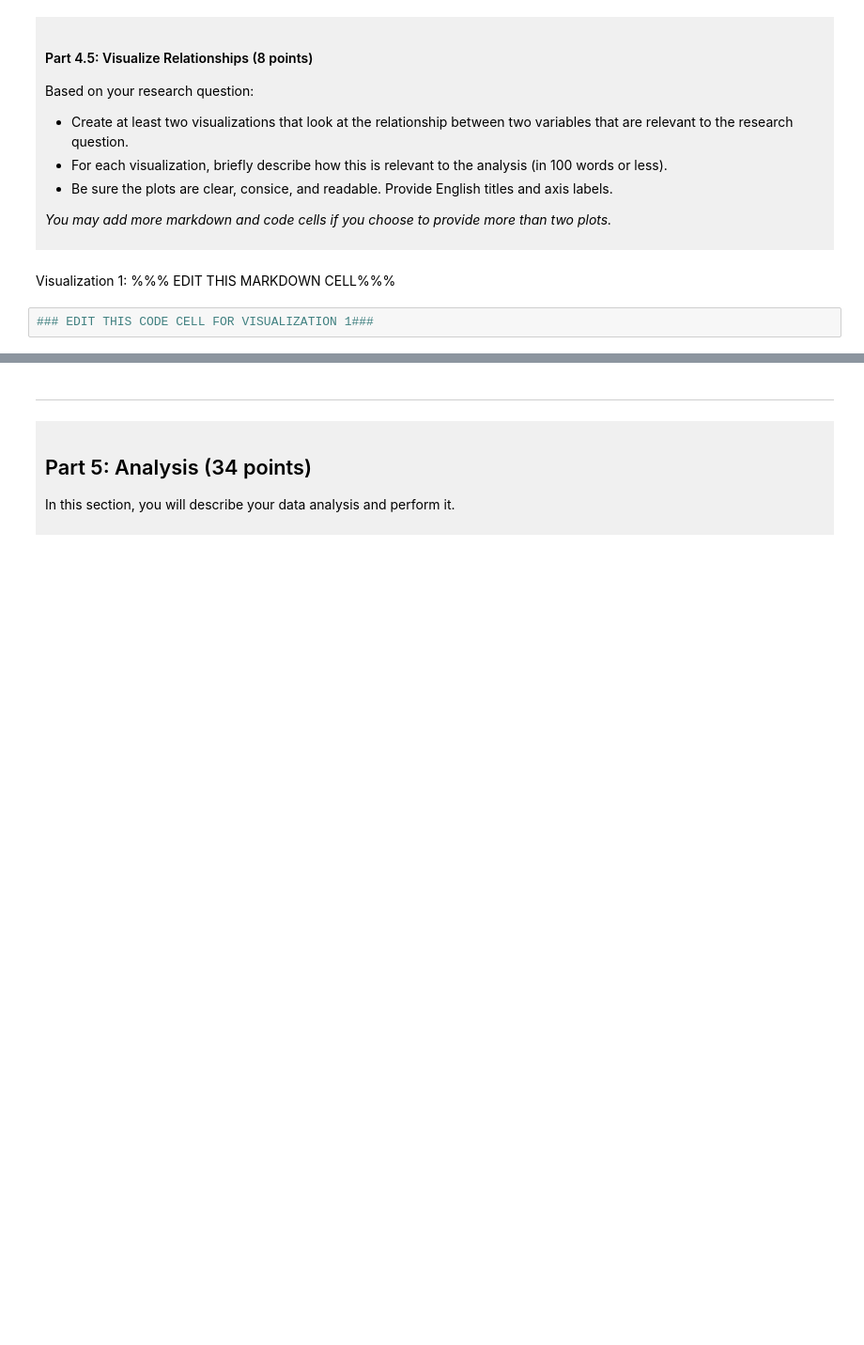
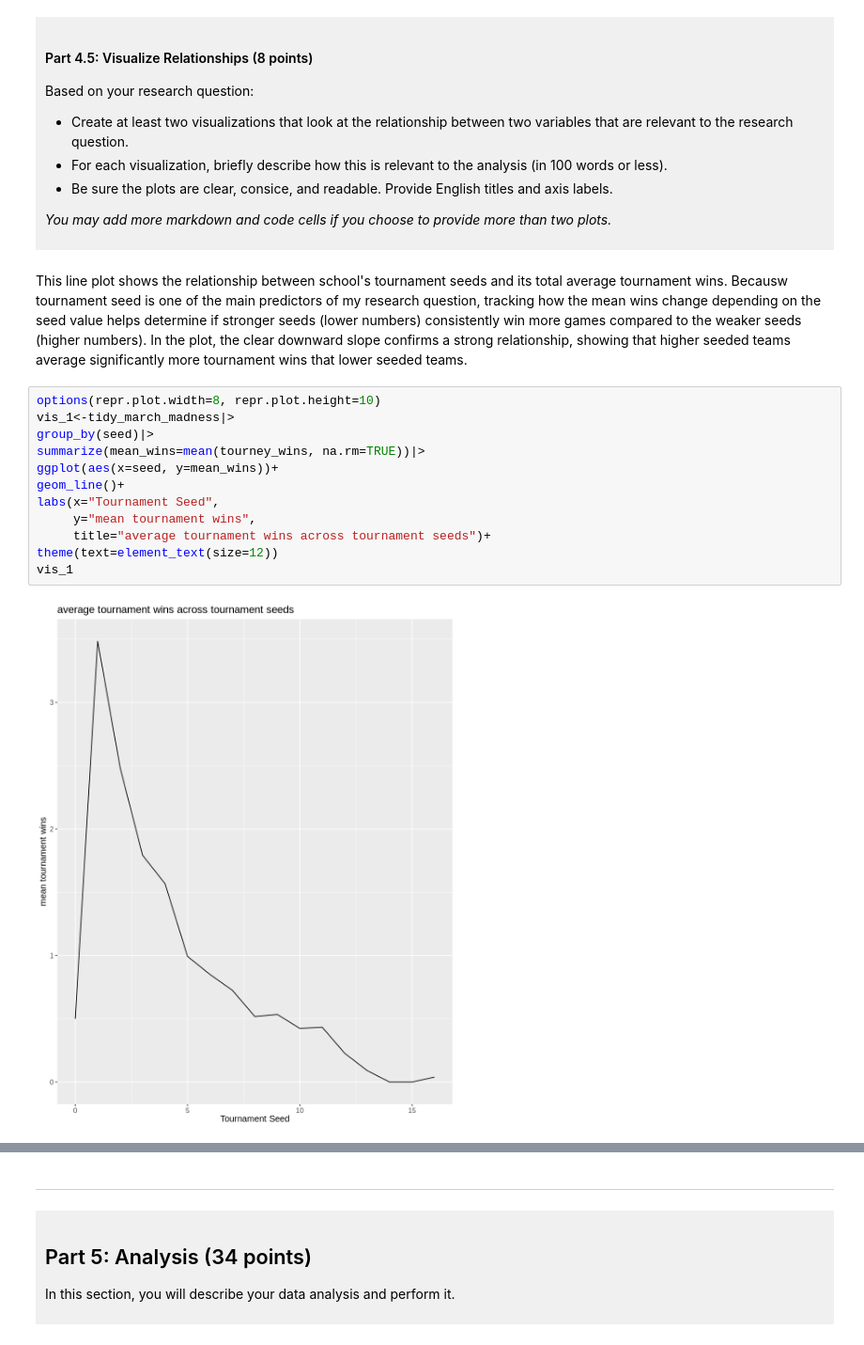
Before and after one commit to sburchat/dsci-100-project-sky-burchat, a Jupyter notebook: dsci-100-project-notebook.ipynb, the cells around one changed output, grey strips where cells are left out. Shown at 94% size. Drawn from its saved outputs; the diff is of its cells as text; blank space fills up the shorter version.

```diff
--- a/dsci-100-project-notebook.ipynb
+++ b/dsci-100-project-notebook.ipynb
@@ -321,7 +392,19 @@ Based on your research question:
 *You may add more markdown and code cells if you choose to provide more than two plots.*
 </div>
 # %% [markdown]
-Visualization 1: %%% EDIT THIS MARKDOWN CELL%%%
+This line plot shows the relationship between school's tournament seeds and its total average tournament wins. Becausw tournament seed is one of the main predictors of my research question, tracking how the mean wins change depending on the seed value helps determine if stronger seeds (lower numbers) consistently win more games compared to the weaker seeds (higher numbers). In the plot, the clear downward slope confirms a strong relationship, showing that higher seeded teams average significantly more tournament wins that lower seeded teams.
 # %%
-### EDIT THIS CODE CELL FOR VISUALIZATION 1###
+options(repr.plot.width=8, repr.plot.height=10)
+vis_1<-tidy_march_madness|>
+group_by(seed)|>
+summarize(mean_wins=mean(tourney_wins, na.rm=TRUE))|>
+ggplot(aes(x=seed, y=mean_wins))+
+geom_line()+
+labs(x="Tournament Seed",
+     y="mean tournament wins",
+     title="average tournament wins across tournament seeds")+
+theme(text=element_text(size=12))
+vis_1
+# %% [output]
+[figure, added]
 # %% [markdown]
```
Also changed, not shown: parts of 8 cells of this notebook.
